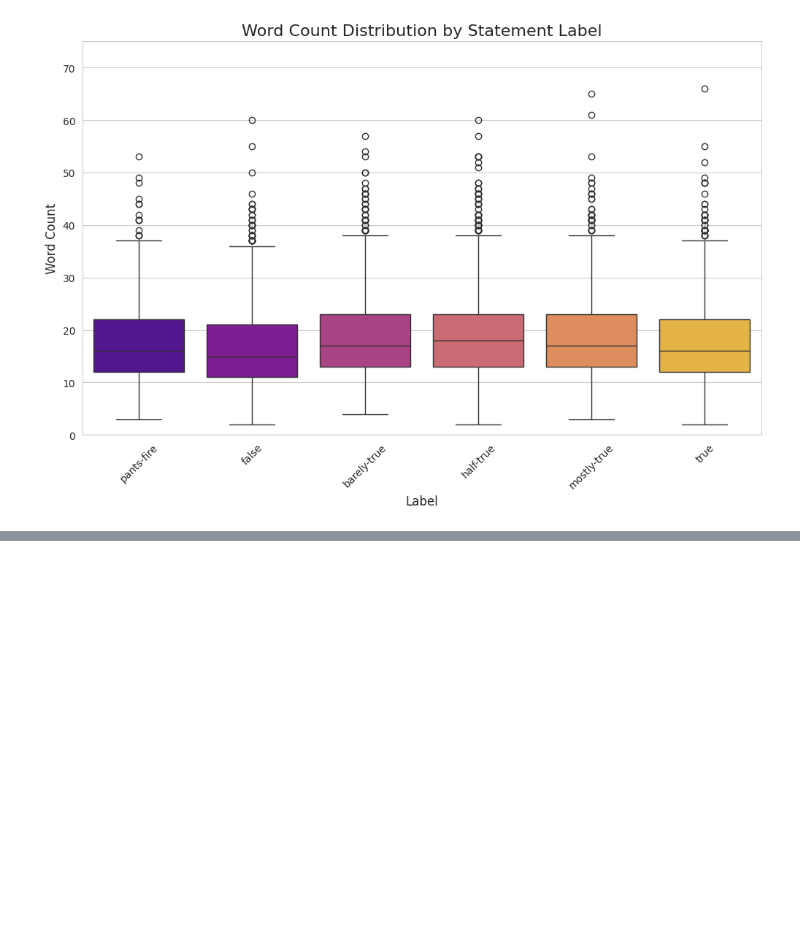
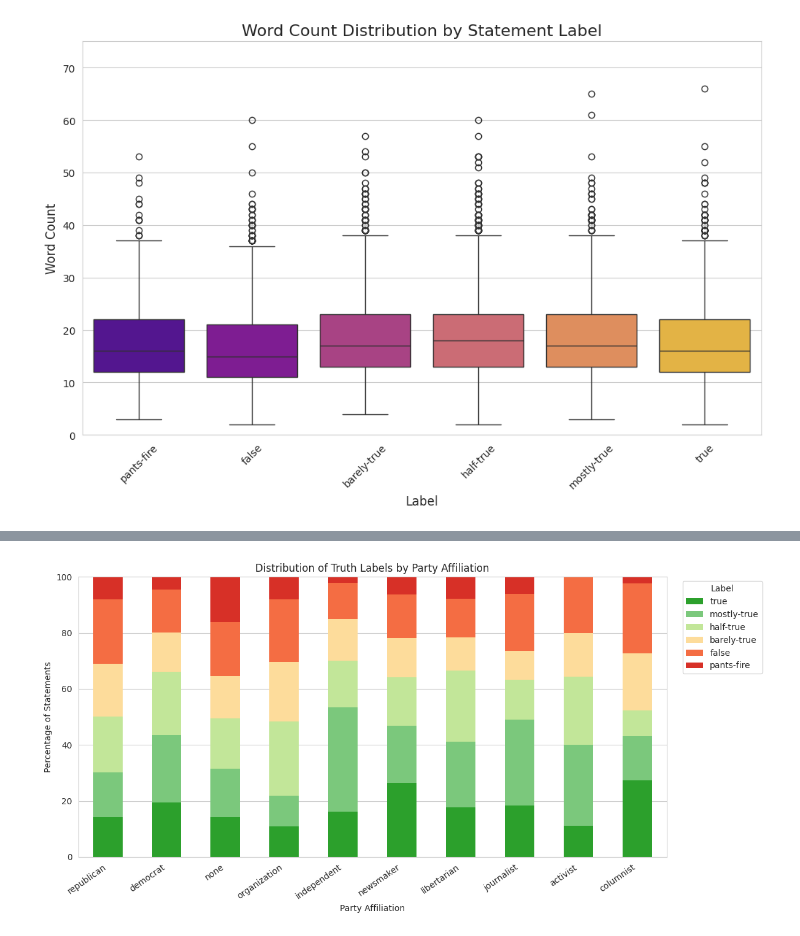
Before and after one commit to sauerpatchkid/Fake-News-Classification, a Jupyter notebook: eda/liar.ipynb, the cells around one changed output, grey strips where cells are left out. Cells and saved outputs as stored; diff of their text form; code cells hidden in the pictures; blank space fills up the shorter version.

```diff
--- a/eda/liar.ipynb
+++ b/eda/liar.ipynb
@@ -292,0 +358,41 @@ plt.show()
+# %%
+label_order = ['true', 'mostly-true', 'half-true', 'barely-true', 'false', 'pants-fire']
+party_ct = pd.crosstab(liar_df['party_affiliation'], liar_df['label'])
+party_ct = party_ct.reindex(columns=label_order, fill_value=0)
+
+# Order parties by total count, descending (largest left)
+party_order = party_ct.sum(axis=1).sort_values(ascending=False).index
+party_ct = party_ct.loc[party_order]
+
+# limit to top 10 parties
+top_n = 10
+party_ct = party_ct.iloc[:top_n]
+
+# Row-normalize to percentages
+party_pct = party_ct.div(party_ct.sum(axis=1), axis=0) * 100
+
+# Color gradient (green -> red, with pants-fire red)
+color_map = {
+    'true':        '#2ca02c',
+    'mostly-true': '#7bc87c',
+    'half-true':   '#c2e699',
+    'barely-true': '#fddc9b',
+    'false':       '#f46d43',
+    'pants-fire':  '#d73027'
+}
+colors = [color_map[lbl] for lbl in label_order]
+
+# Plot
+ax = party_pct.plot(kind='bar', stacked=True, figsize=(12, 6), color=colors, edgecolor='none')
+ax.set_title('Distribution of Truth Labels by Party Affiliation')
+ax.set_ylabel('Percentage of Statements')
+ax.set_xlabel('Party Affiliation')
+ax.set_ylim(0, 100)
+
+plt.xticks(rotation=35, ha='right')
+
+plt.legend(title='Label', bbox_to_anchor=(1.02, 1), loc='upper left')
+plt.tight_layout()
+plt.show()
+# %% [output]
+[figure, added]
```
Also changed, not shown: parts of 16 cells of this notebook.
